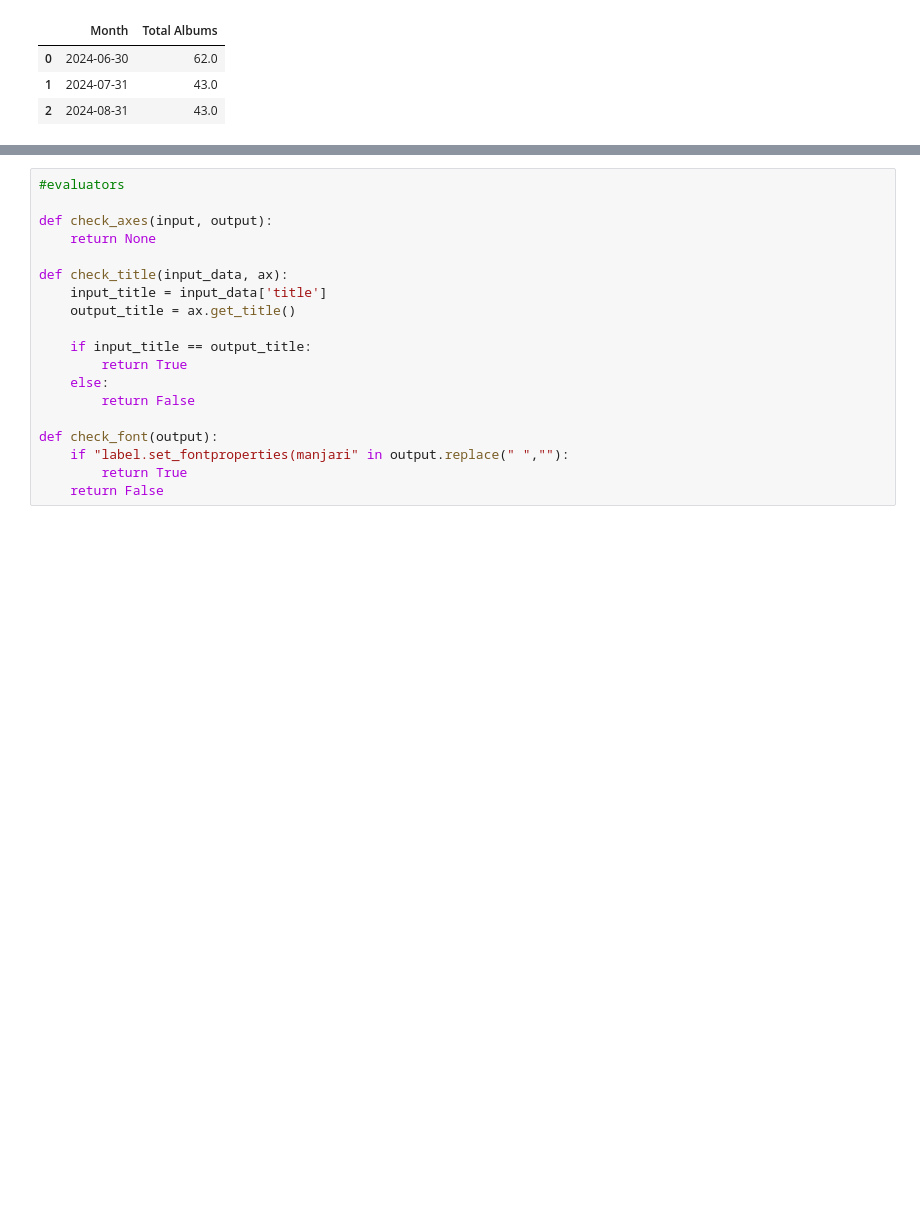
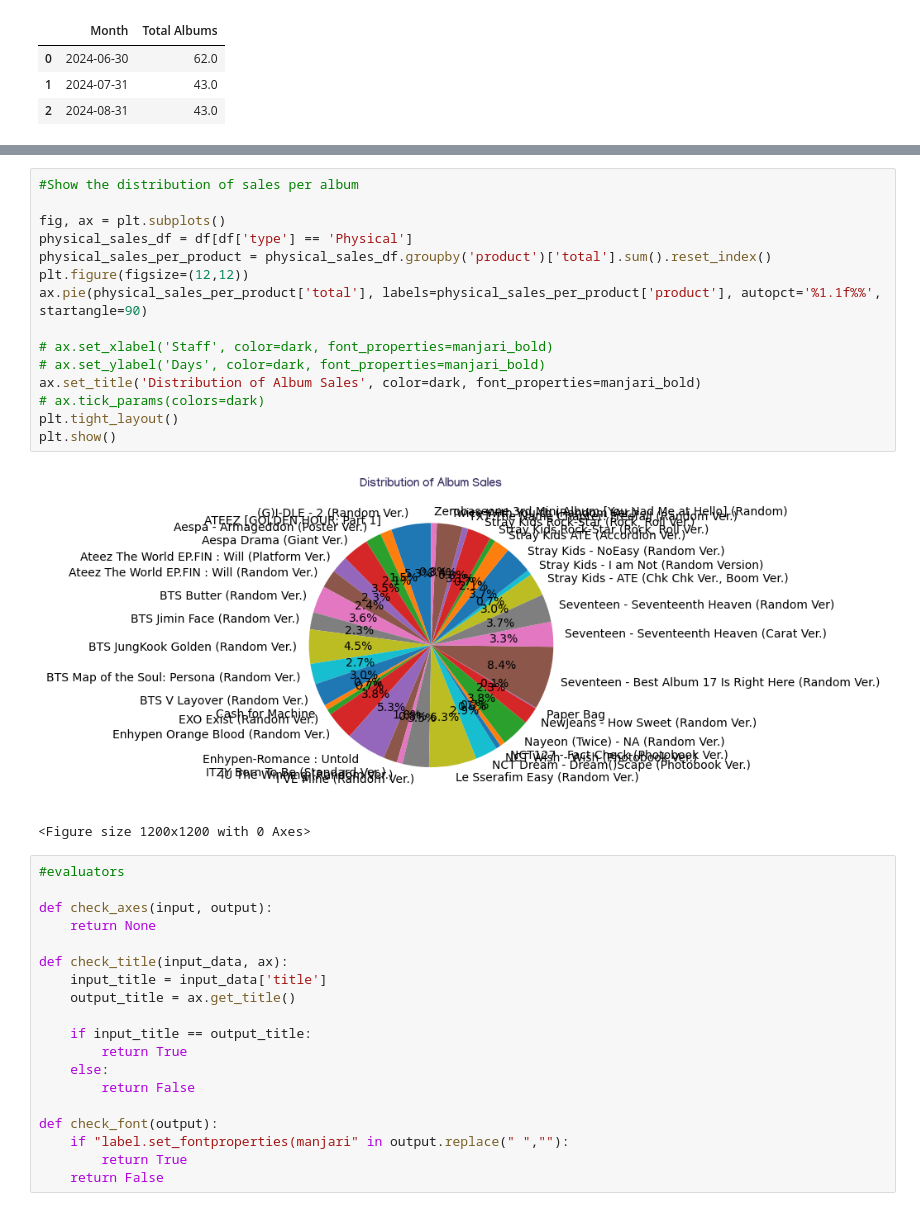
Before and after one commit to kasmello/ChoAI, a Jupyter notebook: train.ipynb, the cells around one changed output, grey strips where cells are left out. Saved outputs shown, nothing was run; the diff lists cells and outputs as text; blank space fills up the shorter version.

```diff
--- a/train.ipynb
+++ b/train.ipynb
@@ -147,3 +165,21 @@ See the caveats in the documentation: https://pandas.pydata.org/pandas-docs/stab
+# %%
+#Show the distribution of sales per album
+
+fig, ax = plt.subplots()
+physical_sales_df = df[df['type'] == 'Physical']
+physical_sales_per_product = physical_sales_df.groupby('product')['total'].sum().reset_index()
+plt.figure(figsize=(12,12))
+ax.pie(physical_sales_per_product['total'], labels=physical_sales_per_product['product'], autopct='%1.1f%%', startangle=90)
+
+# ax.set_xlabel('Staff', color=dark, font_properties=manjari_bold)
+# ax.set_ylabel('Days', color=dark, font_properties=manjari_bold)
+ax.set_title('Distribution of Album Sales', color=dark, font_properties=manjari_bold)
+# ax.tick_params(colors=dark)
+plt.tight_layout()
+plt.show()
+# %% [output]
+[figure, added]
+<Figure size 1200x1200 with 0 Axes>
 # %%
 #evaluators
 
```
Also changed, not shown: parts of 1 cell of this notebook, 6 other files.
